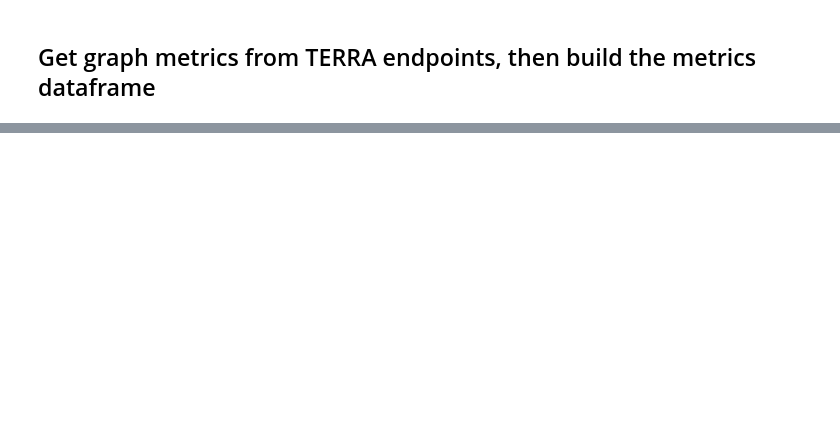
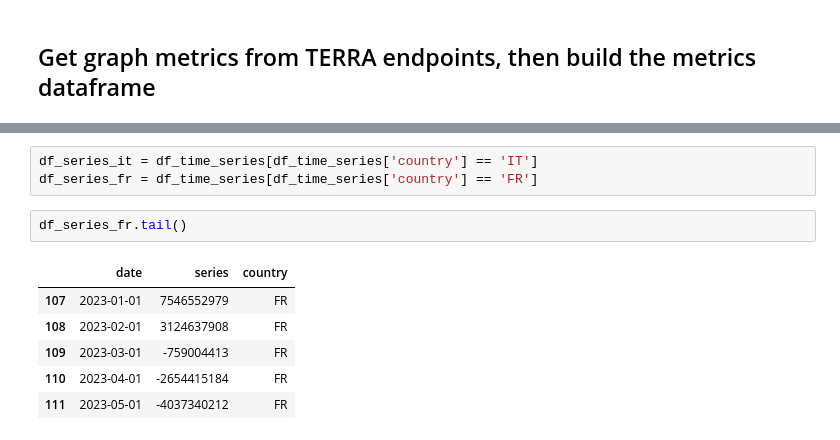
Before and after one commit to istat-methodology/terra, a Jupyter notebook: terra-analysis/Terra_time_series_analysis.ipynb, the cells around one changed output, grey strips where cells are left out. Saved outputs shown, nothing was run; the diff lists cells and outputs as text; blank space fills up the shorter version.

```diff
--- a/terra-analysis/Terra_time_series_analysis.ipynb
+++ b/terra-analysis/Terra_time_series_analysis.ipynb
@@ -48,3 +51,15 @@ df_time_series.tail()
+# %%
+df_series_it = df_time_series[df_time_series['country'] == 'IT']
+df_series_fr = df_time_series[df_time_series['country'] == 'FR']
+# %%
+df_series_fr.tail()
+# %% [output]
+|  | date | series | country |
+| 107 | 2023-01-01 | 7546552979 | FR |
+| 108 | 2023-02-01 | 3124637908 | FR |
+| 109 | 2023-03-01 | -759004413 | FR |
+| 110 | 2023-04-01 | -2654415184 | FR |
+| 111 | 2023-05-01 | -4037340212 | FR |
 # %%
 left = dt.date(2014, 2, 1)
 right = dt.date(2023, 5, 1)
```
Also changed, not shown: parts of 5 cells of this notebook, 1 other file.
